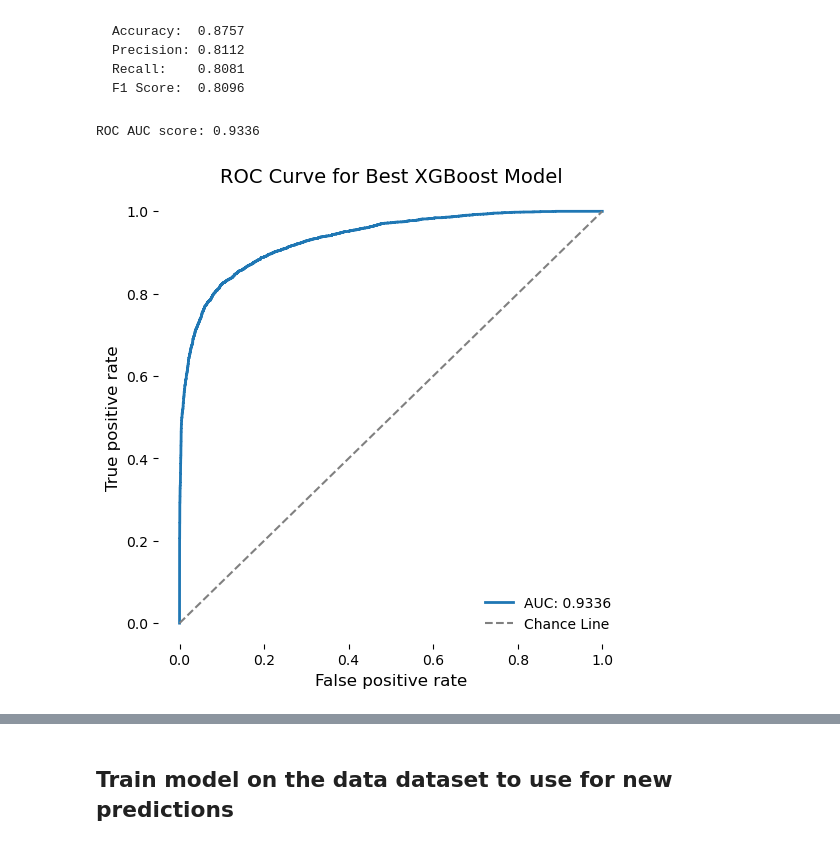
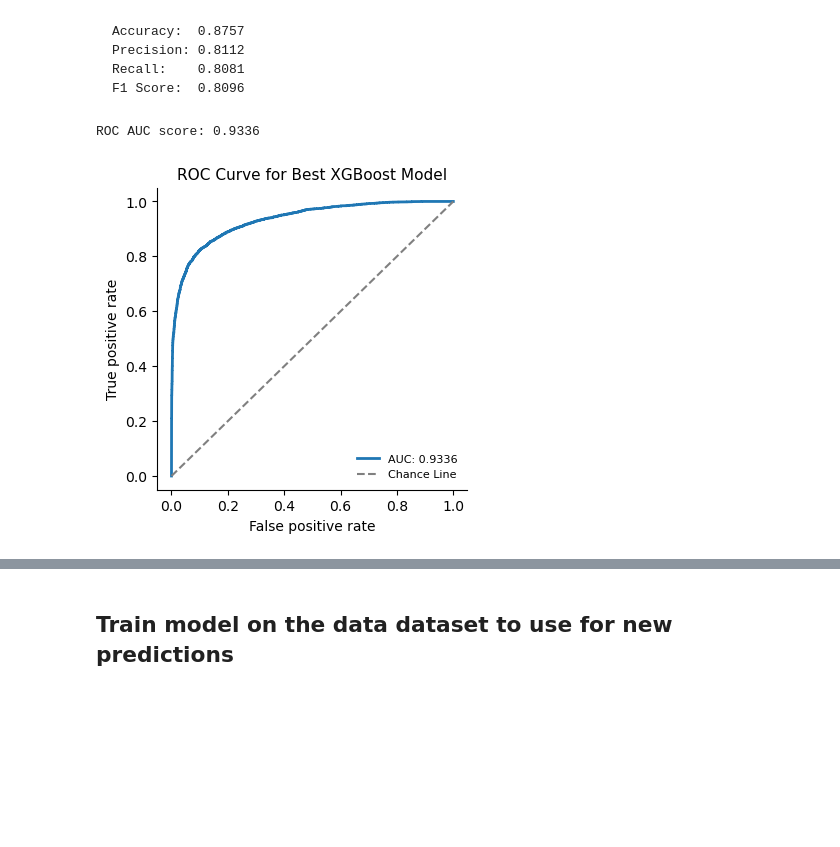
Before and after one commit to scrapfishies/twitter-bot-detection, a Jupyter notebook: modeling.ipynb, the cells around one changed output, grey strips where cells are left out. Drawn from its saved outputs; the diff is of its cells as text; code cells hidden in the pictures; blank space fills up the shorter version.

```diff
--- a/modeling.ipynb
+++ b/modeling.ipynb
@@ -480,25 +480,25 @@ F1 Score:  0.8096
 # %%
 fpr, tpr, thresholds = roc_curve(y_test, best_model.predict_proba(X_test)[:,1])
 
 model_auc = roc_auc_score(y_test, best_model.predict_proba(X_test)[:,1])
 
-plt.figure(figsize=(6, 6), dpi=100)
+plt.figure(figsize=(4, 4), dpi=100)
 plt.plot(fpr, tpr,lw=2, label=f'AUC: {model_auc:.4f}')
 plt.plot([0,1],[0,1],c='grey',ls='--', label='Chance Line')
 plt.xlim([-0.05,1.05])
 plt.ylim([-0.05,1.05])
 
-plt.xlabel('False positive rate', fontsize=12)
-plt.ylabel('True positive rate', fontsize=12)
-plt.title('ROC Curve for Best XGBoost Model', fontsize=14)
-plt.legend(loc='lower right', prop={'size': 10}, frameon=False)
-sns.despine(bottom = True, left = True)
+plt.xlabel('False positive rate', fontsize=10)
+plt.ylabel('True positive rate', fontsize=10)
+plt.title('ROC Curve for Best XGBoost Model', fontsize=11)
+plt.legend(loc='lower right', prop={'size': 8}, frameon=False)
+sns.despine()
 print(f'ROC AUC score: {model_auc:.4f}')
 print("")
 plt.show();
 # %% [output]
 ROC AUC score: 0.9336
-[figure, old version]
+[figure, new version]
 # %%
 plot_feature_importance(best_model, features)
 # %% [output]
```
Also changed, not shown: parts of 10 cells of this notebook, 3 other files.
